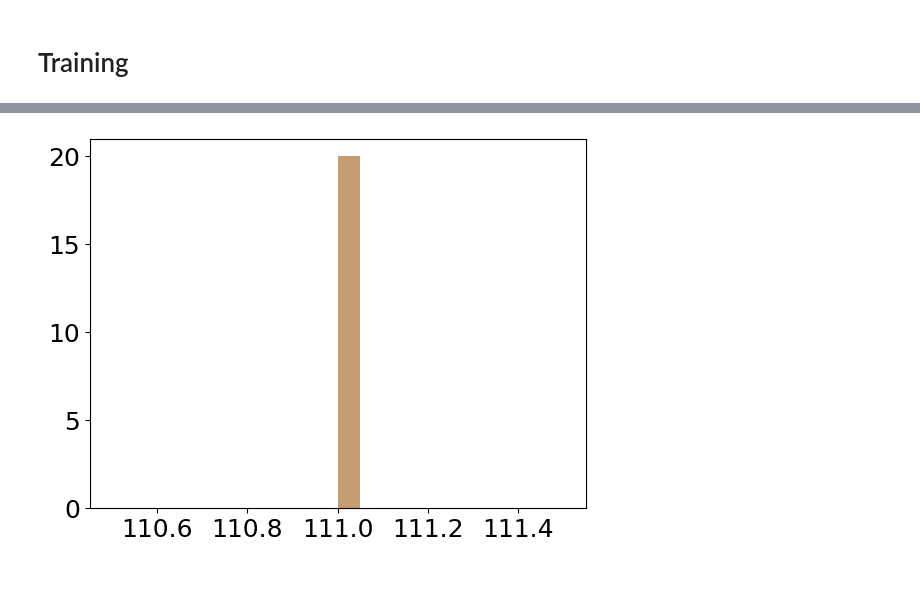
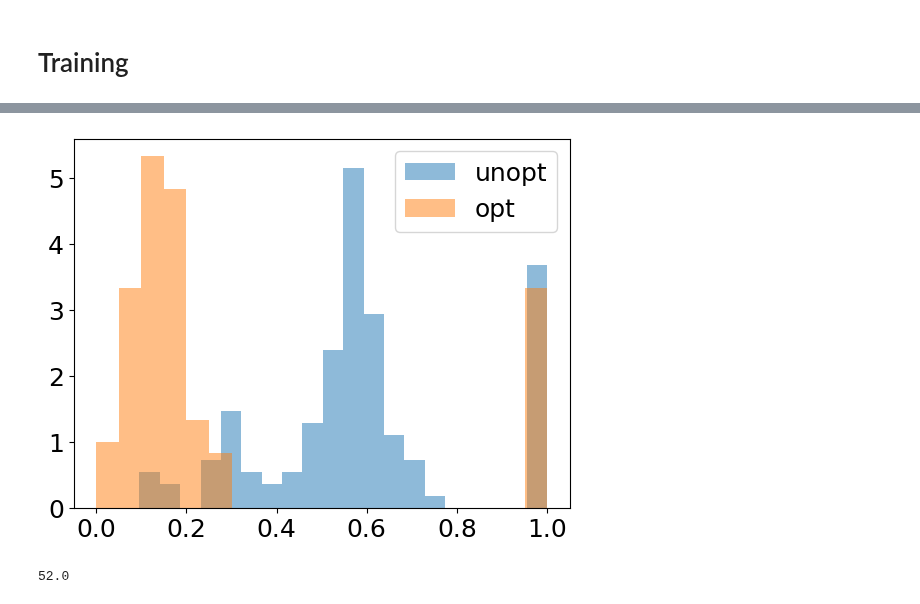
Before and after one commit to fmottes/jax-morph, a Jupyter notebook: notebooks/03 Chemical Homeostasis.ipynb, the cells around one changed output, grey strips where cells are left out. Saved outputs shown, nothing was run; the diff lists cells and outputs as text; code cells hidden in the pictures.

```diff
--- a/notebooks/03 Chemical Homeostasis.ipynb
+++ b/notebooks/03 Chemical Homeostasis.ipynb
@@ -76,6 +77,6 @@ init_state, _ = jxm.simulate(init_model, istate, subkey, N_ADD_INIT)
 # %%
 # Assign an initial imbalance in celltypes
 ctype = init_state.celltype
-ctype = ctype.at[:int(.1*N_INIT), 0].set(1.0)
-ctype = ctype.at[:int(.1*N_INIT), 1].set(0.0)
+ctype = ctype.at[:int(.35*N_INIT), 0].set(1.0)
+ctype = ctype.at[:int(.35*N_INIT), 1].set(0.0)
 init_state = eqx.tree_at(lambda s: s.celltype, init_state, ctype)
@@ -133,15 +149,15 @@ model = jxm.Sequential(
         #jxm.env.SteadyStateDiffusion(degradation_rate=.8, diffusion_coeff=.5), #WORKS LESS WELL, BUT STILL WORKS -- ???
         jxm.env.diffusion.ApproxSteadyStateDiffusion(degradation_rate=.8, diffusion_coeff=.5),
         jxm.cell.sensing.LocalChemicalGradients(),
-        jxm.cell.GeneNetwork(istate,
+        jxm.cell.GeneNetwork(init_state,
                             input_fields=['chemical', 'chemical_grad', 'division', 'radius'],
                             output_fields=['secretion_rate', 'division'],
                             key=init_key,
                             transform_output={'division': lambda s,x: x*jax.nn.sigmoid(50*(s.radius - .45))},
                             expr_level_decay=1.,
-                            interaction_init=jax.nn.initializers.constant(0.0)
+                            interaction_init=jax.nn.initializers.normal(0.1)
                             ),
-       jxm.cell.SecretionMaskByCellType(istate, ctype_sec_chem.tolist()),
+       jxm.cell.SecretionMaskByCellType(init_state, ctype_sec_chem.tolist()),
     ])
 # %% [markdown]
 # REINFORCE Loss
@@ -225,7 +234,7 @@ EPOCHS = 150
 BATCH_SIZE = 4
 
 
-COST_FN = ctype_diff_metric
+COST_FN = jxm.opt.cost_functions.CellTypeImbalance(metric="entropy")
 LAMBDA=0.1
 
 
@@ -283,29 +292,28 @@ plt.plot(rlosses, 'k');
 # %%
 def _final_cost_distribution(model, istate, subkeys, n_sim_steps):
-
     vsim = jax.vmap(jxm.simulate, (None, None, 0, None))
-
-    fstate, _ = vsim(model, istate, subkeys, n_sim_steps)
-
-    cost = fstate.celltype.sum(-2) @ np.asarray([1.,-1.])
-
-    cost = np.abs(cost)
-
-    return cost.tolist()
+    s, _ = vsim(model, istate, subkeys, n_sim_steps)
+    p = s.celltype.sum(0)/s.celltype.sum(0).sum(-1, keepdims=True)
+    rel_entropy = -(p*np.log(p+1e-8)).sum(-1)/np.log(p.shape[-1])
+    cost = 1 - rel_entropy
+    return cost
 # %%
 subkeys = np.asarray(jax.random.split(key, 300))
 
-mcost = _final_cost_distribution(model, istate, subkeys, N_ADD)
-ocost = _final_cost_distribution(opt_model, istate, subkeys, N_ADD)
+mcost = _final_cost_distribution(model, init_state, subkeys, N_ADD)
+ocost = _final_cost_distribution(opt_model, init_state, subkeys, N_ADD)
 
-plt.hist(mcost, bins=20, alpha=.5, density=True)
-plt.hist(ocost, bins=20, alpha=.5, density=True);
+plt.hist(mcost, bins=20, alpha=.5, density=True, label="unopt")
+plt.hist(ocost, bins=20, alpha=.5, density=True, label="opt");
+plt.legend();
 # %% [output]
-[figure, old version]
+[figure, new version]
 # %%
 key, subkey = jax.random.split(key)
-s, _ = jxm.simulate(opt_model, istate, subkey, N_ADD)
+s, _ = jxm.simulate(opt_model, init_state, subkey, N_ADD)
 
 print(s.celltype.sum(0) @ np.asarray([1.,-1.]))
+# %% [output]
+52.0
 # %%
 draw_circles_ctype(s);
```
Also changed, not shown: parts of 18 cells of this notebook, 5 other files.
